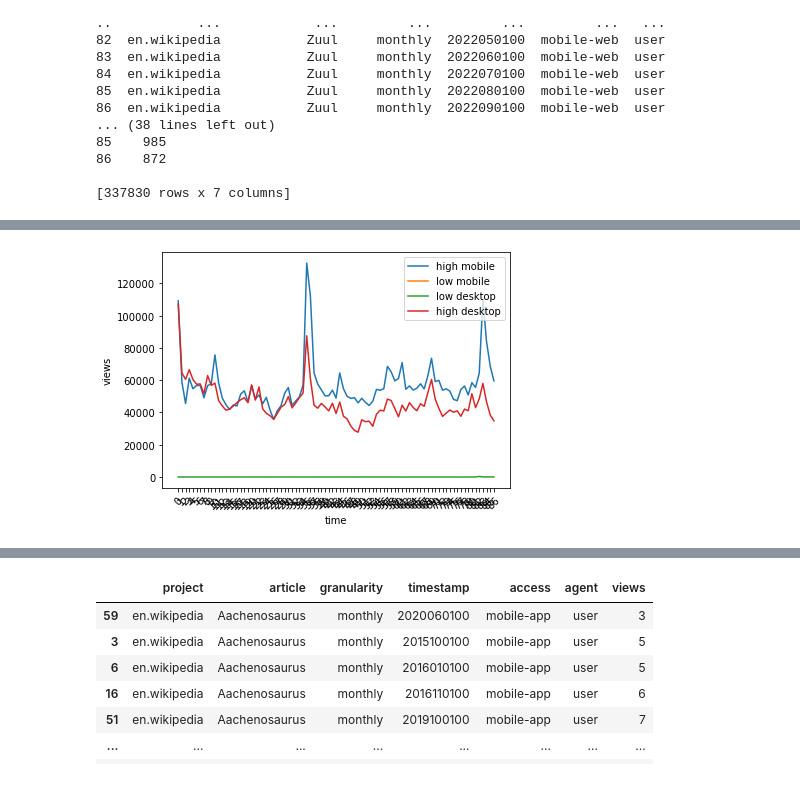
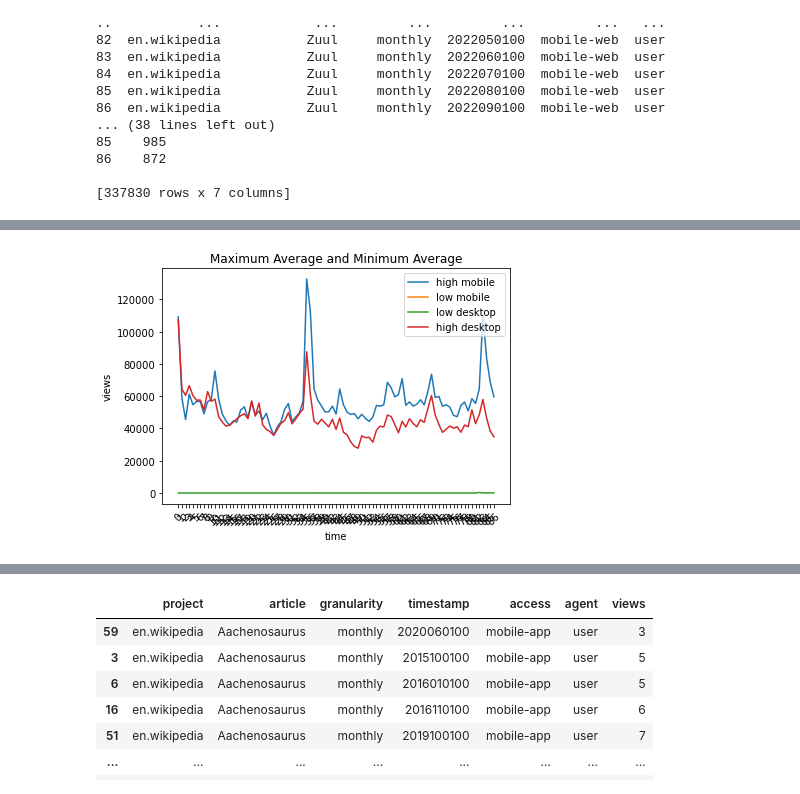
Before and after one commit to 98yangjames/DATA-512, a Jupyter notebook: Homework1_Data512.ipynb, the cells around one changed output, grey strips where cells are left out. Cells and saved outputs as stored; diff of their text form; code cells hidden in the pictures.

```diff
--- a/Homework1_Data512.ipynb
+++ b/Homework1_Data512.ipynb
@@ -259,37 +306,31 @@ f.close()
 # %%
-#-------------STEP 2 -----------------#
+#Plot Maximum Average and Minimum Average
 import matplotlib.pyplot as plt
-
-df_mobile = pd.concat([df_web, df_app])
-df_cumulative = pd.concat([df_web, df_app, df_desk])
-
-
-#Plot number 1
 def max_min_average(df_mobile, df_desk):
 
     df_mobile = pd.concat([df_web, df_app])
 
     df_mobile = df_mobile[df_mobile['article'] == 'Tyrannosaurus']
     df_mobile = df_mobile_t.drop_duplicates('timestamp')
 
     df_mobile['timestamp'] = df_mobile['timestamp'].str.slice(0,6)
     df_desk['timestamp'] = df_desk['timestamp'].str.slice(0,6)
 
 
     plt.plot(df_mobile['timestamp'][df_mobile['article'] == 'Tyrannosaurus'], df_mobile['views'][df_mobile['article'] == 'Tyrannosaurus'], label = 'high mobile')
     plt.plot(df_mobile['timestamp'][df_mobile['article'] == 'Honghesaurus'], df_mobile['views'][df_mobile['article'] == 'Honghesaurus'], label = 'low mobile')
     plt.plot(df_desk['timestamp'][df_desk['article'] == 'Honghesaurus'], df_desk['views'][df_desk['article'] == 'Honghesaurus'], label = 'low desktop')
     plt.plot(df_desk['timestamp'][df_desk['article'] == 'Tyrannosaurus'], df_desk['views'][df_desk['article'] == 'Tyrannosaurus'], label = 'high desktop')
     plt.legend()
     plt.xlabel('time')
     plt.ylabel('views')
     plt.tight_layout()
     ax = plt.gca()
     plt.draw()
-
+    plt.title('Maximum Average and Minimum Average')
     ax.set_xticklabels(ax.get_xticks(), rotation = 45)
     plt.show()
 
 max_min_average(df_mobile, df_desk)
 # %% [output]
-[figure, old version]
+[figure, new version]
```
Also changed, not shown: parts of 12 cells of this notebook.
